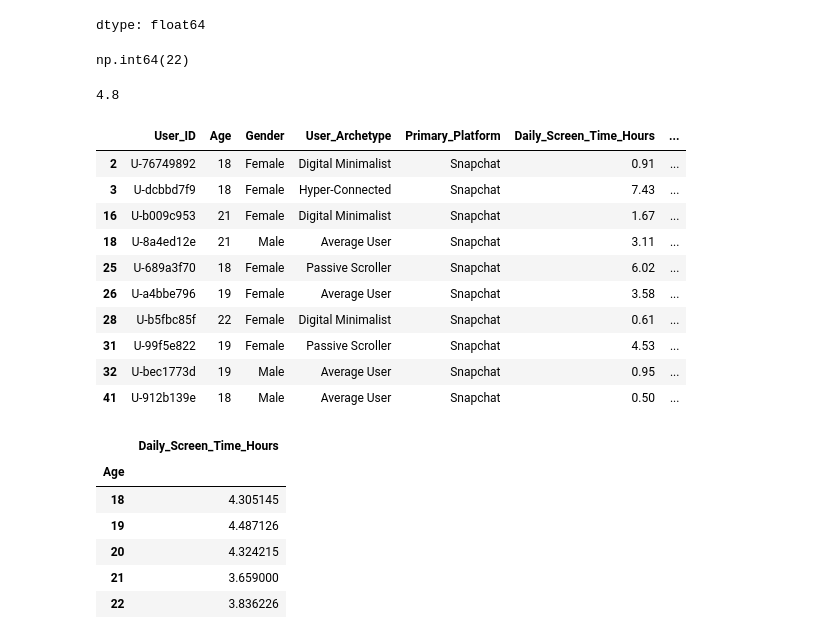
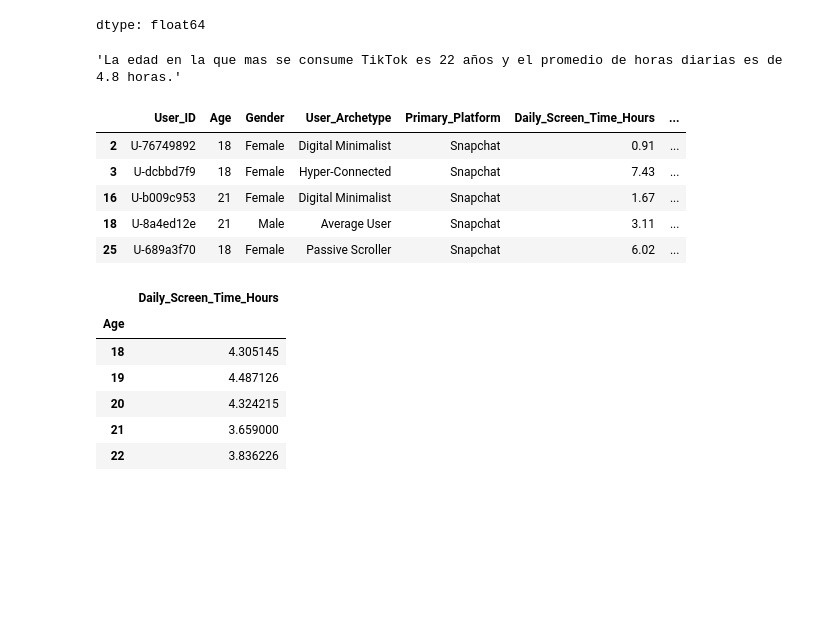
Before and after one commit to mfernandezzz/Pruebas_Tecnicas, a Jupyter notebook: pruebaTecnicaSocialMedia.ipynb, the cells around one changed output. Saved outputs shown, nothing was run; the diff lists cells and outputs as text; code cells hidden in the pictures; blank space fills up the shorter version.

```diff
--- a/pruebaTecnicaSocialMedia.ipynb
+++ b/pruebaTecnicaSocialMedia.ipynb
@@ -142,30 +114,21 @@ data_tiktok
 | 21 | 3.988000 |
 | 22 | 4.836563 |
 dtype: float64
-# %%
-data_tiktok.idxmax()
-# %% [output]
-np.int64(22)
-# %%
-round(data_tiktok.max(), 1)
-# %% [output]
-4.8
+# %%
+f'La edad en la que mas se consume TikTok es {data_tiktok.idxmax()} años y el promedio de horas diarias es de {round(data_tiktok.max(), 1)} horas.'
+# %% [output]
+'La edad en la que mas se consume TikTok es 22 años y el promedio de horas diarias es de 4.8 horas.'
 # %%
 mask = df['Primary_Platform'] == 'Snapchat'
 df_snapchat = df[mask]
-df_snapchat.head(10)
+df_snapchat.head()
 # %% [output]
 |  | User_ID | Age | Gender | User_Archetype | Primary_Platform | Daily_Screen_Time_Hours | ... |
 | 2 | U-76749892 | 18 | Female | Digital Minimalist | Snapchat | 0.91 | ... |
 | 3 | U-dcbbd7f9 | 18 | Female | Hyper-Connected | Snapchat | 7.43 | ... |
 | 16 | U-b009c953 | 21 | Female | Digital Minimalist | Snapchat | 1.67 | ... |
 | 18 | U-8a4ed12e | 21 | Male | Average User | Snapchat | 3.11 | ... |
 | 25 | U-689a3f70 | 18 | Female | Passive Scroller | Snapchat | 6.02 | ... |
-| 26 | U-a4bbe796 | 19 | Female | Average User | Snapchat | 3.58 | ... |
-| 28 | U-b5fbc85f | 22 | Female | Digital Minimalist | Snapchat | 0.61 | ... |
-| 31 | U-99f5e822 | 19 | Female | Passive Scroller | Snapchat | 4.53 | ... |
-| 32 | U-bec1773d | 19 | Male | Average User | Snapchat | 0.95 | ... |
-| 41 | U-912b139e | 18 | Male | Average User | Snapchat | 0.50 | ... |
 # %%
 data_snapchat = df_snapchat.groupby('Age')['Daily_Screen_Time_Hours'].mean()
 data_snapchat
```
Also changed, not shown: parts of 34 cells of this notebook.
